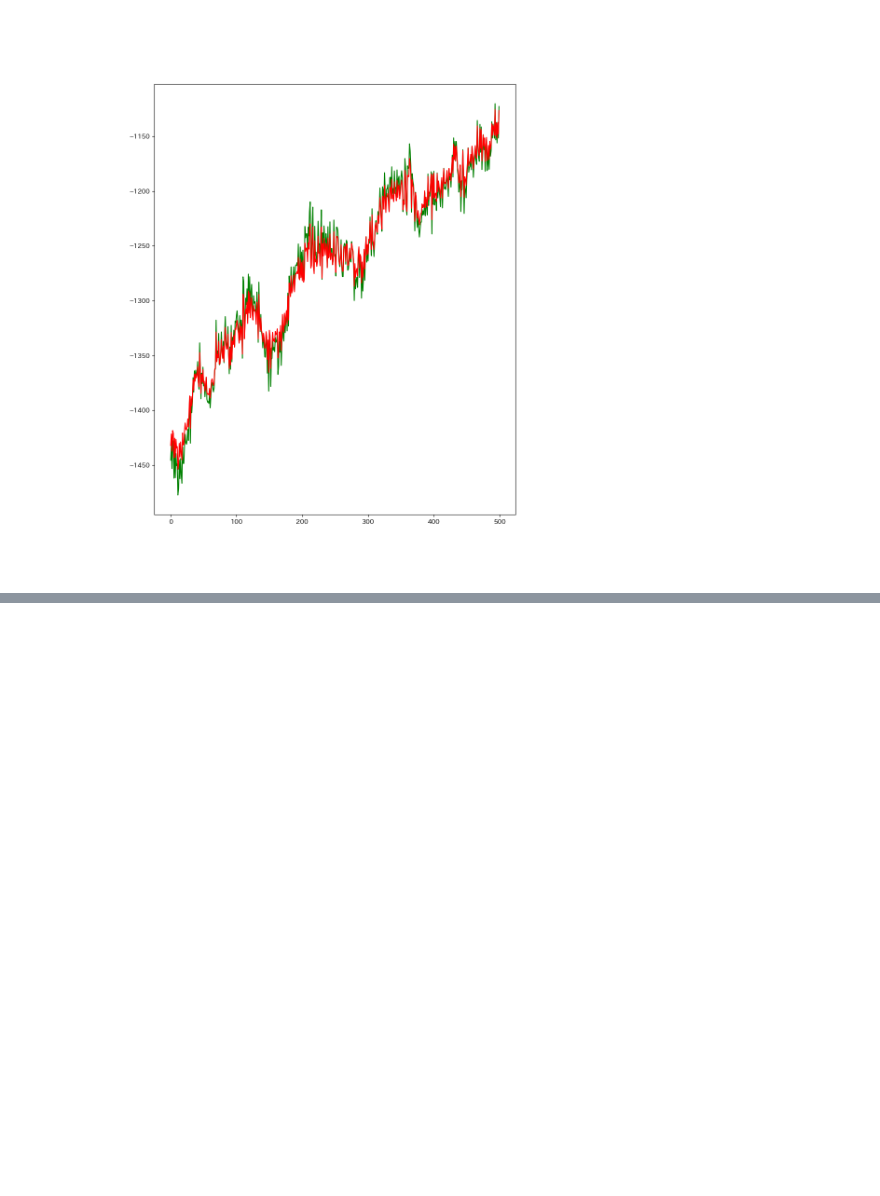
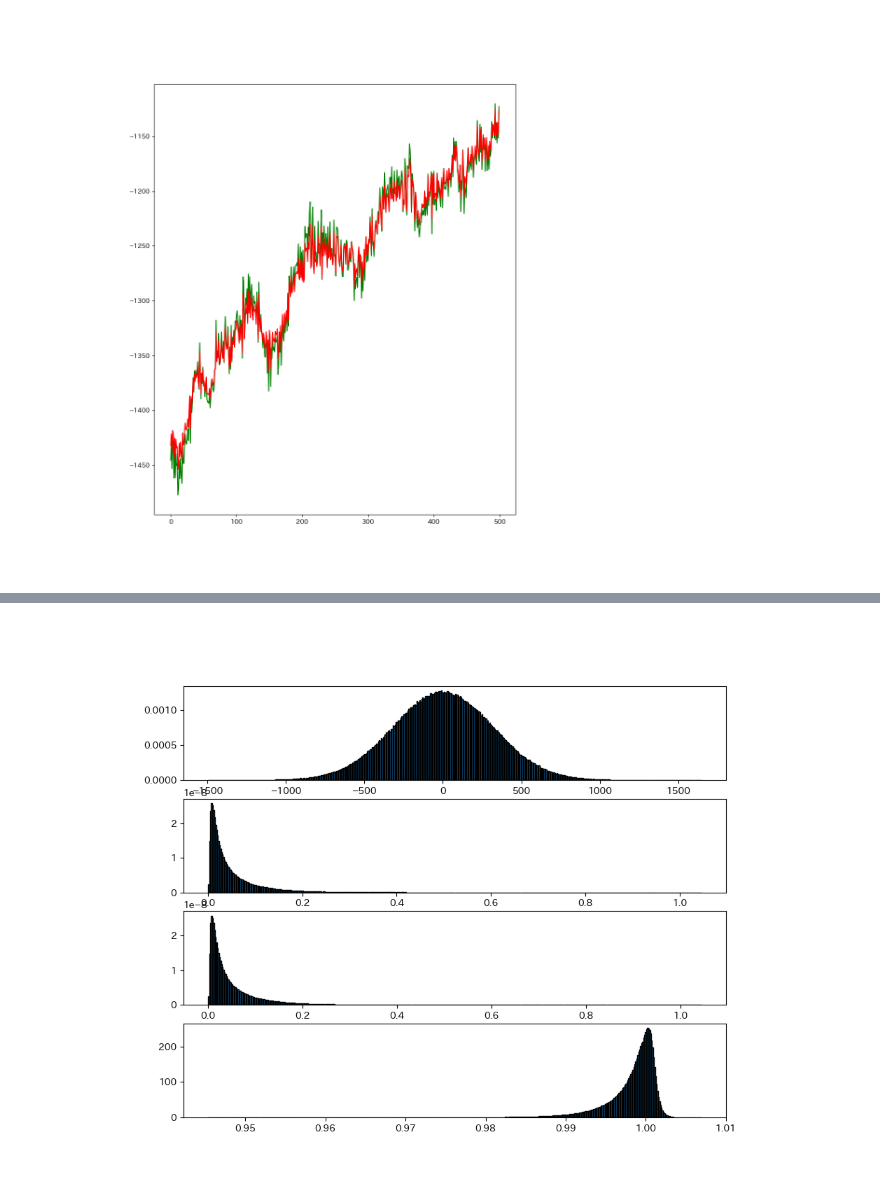
Before and after one commit to leggings8942/time_series_model, a Jupyter notebook: URP_model_handmade.ipynb, the cells around one changed output, grey strips where cells are left out. Saved outputs shown, nothing was run; the diff lists cells and outputs as text; code cells hidden in the pictures; blank space fills up the shorter version.

```diff
--- a/URP_model_handmade.ipynb
+++ b/URP_model_handmade.ipynb
@@ -145,0 +133,76 @@ print(adfruler.train_data)
+# %%
+# regression：データ構造により以下から指定
+# n  ・・・定数項なし&トレンドなし
+# c  ・・・定数項あり&トレンドなし
+# ct ・・・定数項あり&1次のトレンドあり
+# ctt・・・定数項あり&1次のトレンドあり&2次のトレンドあり
+
+T = 1000
+N = 10**6
+sigma = 10
+const = 50
+δ1    = 3
+δ2    = 1.1
+regression = "n"
+
+save_x  = np.empty([0]) #1次元から配列生成:保存用
+save_xx = np.empty([0]) #1次元から配列生成:保存用
+save_x2 = np.empty([0]) #1次元から配列生成:保存用
+save_ρ  = np.empty([0]) #1次元から配列生成:保存用
+
+for i in tqdm(range(N)):
+    if   regression == "n":
+        x = 0
+    elif regression in ["c", "ct", "ctt"]:
+        x = const
+    else:
+        raise
+
+    xx = 0
+    x2 = 0
+    t  = 0
+    while True:
+        dx = np.random.normal(loc=0, scale=sigma)  # 平均、標準偏差
+
+        if   regression == "n":
+            yt = x + dx
+        elif regression == "c":
+            yt = x + dx
+        elif regression == "ct":
+            yt = x + dx + δ1 * t
+        elif regression == "ctt":
+            yt = x + dx + δ1 * t + δ2 * (t ** 2)
+        else:
+            raise
+
+        x2 = x2 + x * x
+        xx = xx + x * yt
+        x  = yt
+
+        if t > T:
+            break
+        else:
+            t = t + 1
+
+    save_x  = np.append(save_x,  x)
+    save_xx = np.append(save_xx, xx)
+    save_x2 = np.append(save_x2, x2)
+    save_ρ  = np.append(save_ρ,  xx / x2)
+
+
+# ヒストグラム
+fig = plt.figure(figsize = (10,8))
+sturgess = lambda x: 1 + round(np.log2(x))
+
+ax = fig.add_subplot(4, 1, 1)
+ax.hist(save_x,  bins=500, histtype='barstacked', ec='black',density=True)
+
+ax = fig.add_subplot(4, 1, 2)
+ax.hist(save_xx, bins=500, histtype='barstacked', ec='black',density=True)
+
+ax = fig.add_subplot(4, 1, 3)
+ax.hist(save_x2, bins=500, histtype='barstacked', ec='black',density=True)
+
+ax = fig.add_subplot(4, 1, 4)
+ax.hist(save_ρ,  bins=500, histtype='barstacked', ec='black',density=True)
+# %% [output]
@@ -145,0 +226 @@ print(adfruler.train_data)
+[figure, added]
```
Also changed, not shown: parts of 6 cells of this notebook, 2 other files.
